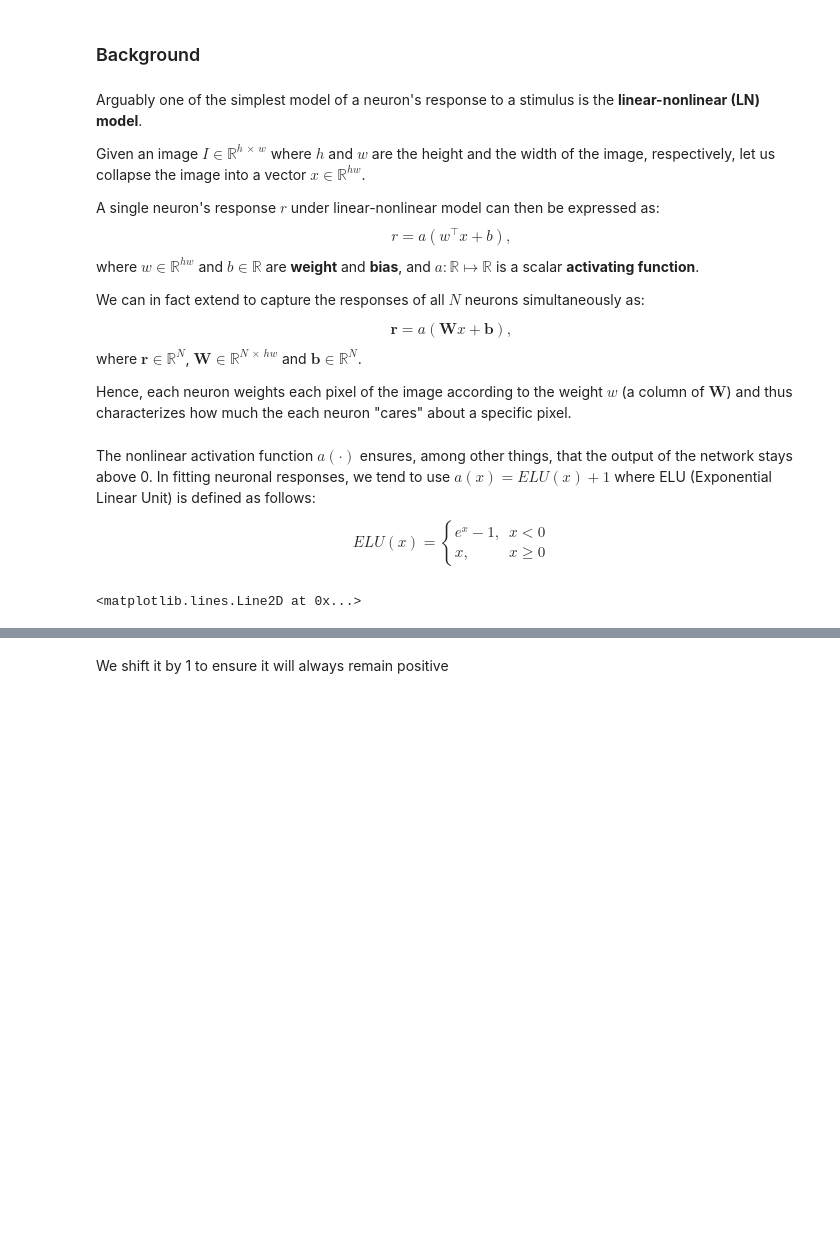
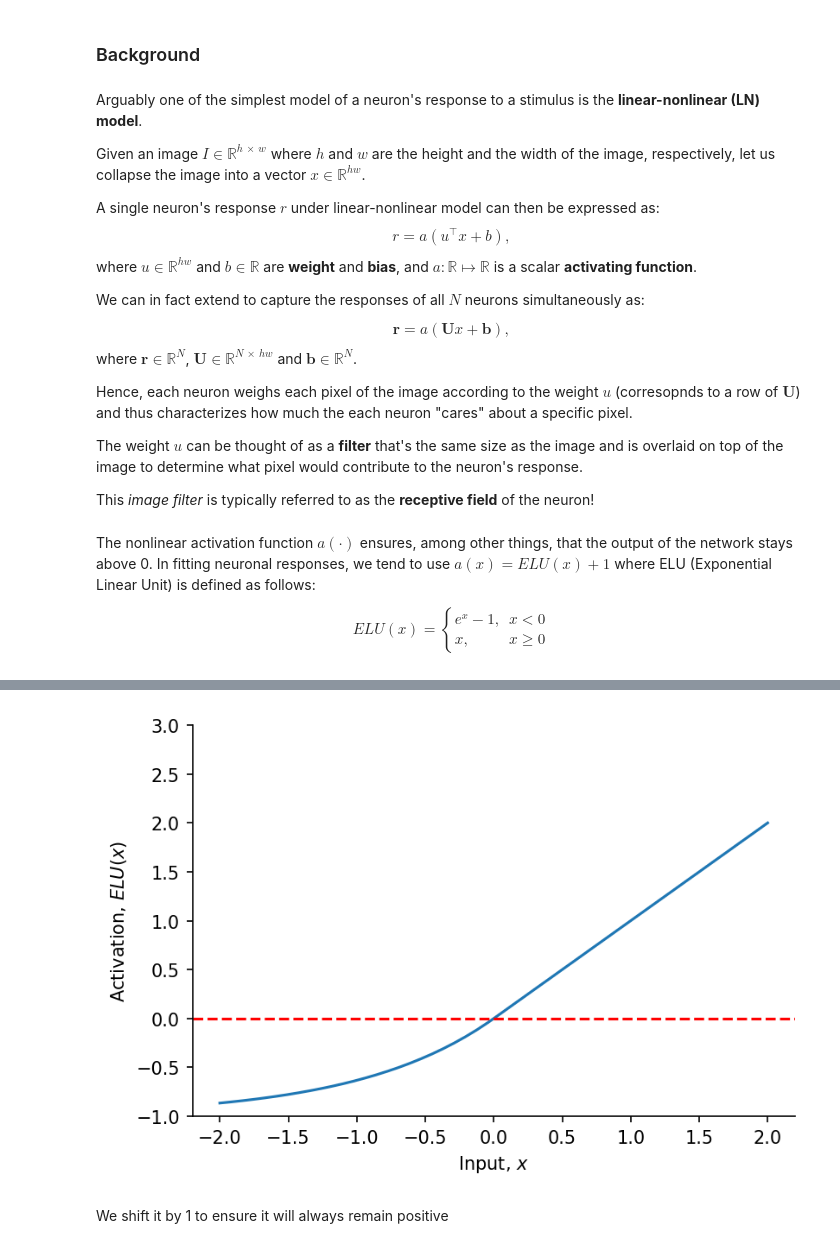
Before and after one commit to eywalker/Lviv-2021, a Jupyter notebook: notebooks/DeepLearing in Neuroscience.ipynb, the cells around one changed output, grey strips where cells are left out. Cells and saved outputs as stored; diff of their text form; code cells hidden in the pictures; blank space fills up the shorter version.

```diff
--- a/notebooks/DeepLearing in Neuroscience.ipynb
+++ b/notebooks/DeepLearing in Neuroscience.ipynb
@@ -350,18 +295,22 @@ Given an image $I \in \mathbb{R}^{h\,\times\,w}$ where $h$ and $w$ are the heigh
 
 A single neuron's response $r$ under linear-nonlinear model can then be expressed as:
 $$
-r = a(w^\top x + b),
+r = a(u^\top x + b),
 $$
-where $w \in \mathbb{R}^{hw}$ and $b \in \mathbb{R}$ are **weight** and **bias**, and $a:\mathbb{R}\mapsto\mathbb{R}$ is a scalar **activating function**.
+where $u \in \mathbb{R}^{hw}$ and $b \in \mathbb{R}$ are **weight** and **bias**, and $a:\mathbb{R}\mapsto\mathbb{R}$ is a scalar **activating function**.
 
 We can in fact extend to capture the responses of all $N$ neurons simultaneously as:
 
 $$
-\mathbf{r} = a(\mathbf{W} x + \mathbf{b}),
+\mathbf{r} = a(\mathbf{U} x + \mathbf{b}),
 $$
-where $\mathbf{r} \in \mathbb{R}^{N}$, $\mathbf{W} \in \mathbb{R}^{N\,\times\,hw}$ and $\mathbf{b} \in \mathbb{R}^{N}$.
+where $\mathbf{r} \in \mathbb{R}^{N}$, $\mathbf{U} \in \mathbb{R}^{N\,\times\,hw}$ and $\mathbf{b} \in \mathbb{R}^{N}$.
 
-Hence, each neuron weights each pixel of the image according to the weight $w$ (a column of $\mathbf{W}$) and thus characterizes how much the each neuron "cares" about a specific pixel.
+Hence, each neuron weighs each pixel of the image according to the weight $u$ (corresopnds to a row of $\mathbf{U}$) and thus characterizes how much the each neuron "cares" about a specific pixel.
+
+The weight $u$ can be thought of as a **filter** that's the same size as the image and is overlaid on top of the image to determine what pixel would contribute to the neuron's response.
+
+This *image filter* is typically referred to as the **receptive field** of the neuron!
 # %% [markdown]
 The nonlinear activation function $a(\cdot)$ ensures, among other things, that the output of the network stays above 0. In fitting neuronal responses, we tend to use $a(x) = ELU(x) + 1$ where ELU (Exponential Linear Unit) is defined as follows:
 
@@ -374,8 +323,12 @@ $$
 $$
 # %%
 # Plotting ELU function
+fig, ax = plt.subplots(1, 1, dpi=150)
 x = np.linspace(-2, 2)
-plt.plot(x, F.elu(torch.Tensor(x)))
-plt.axhline(0, c='r', ls='--')
+ax.plot(x, F.elu(torch.Tensor(x)))
+ax.axhline(0, c='r', ls='--')
+ax.set_xlabel(r'Input, $x$')
+ax.set_ylabel(r'Activation, $ELU(x)$')
+ax.set_ylim([-1, 3])
+sns.despine()
 # %% [output]
-<matplotlib.lines.Line2D at 0x...>
@@ -383,3 +335,4 @@ plt.axhline(0, c='r', ls='--')
+[figure, added]
 # %% [markdown]
 We shift it by 1 to ensure it will always remain positive
 # %%
```
Also changed, not shown: parts of 76 cells of this notebook.
